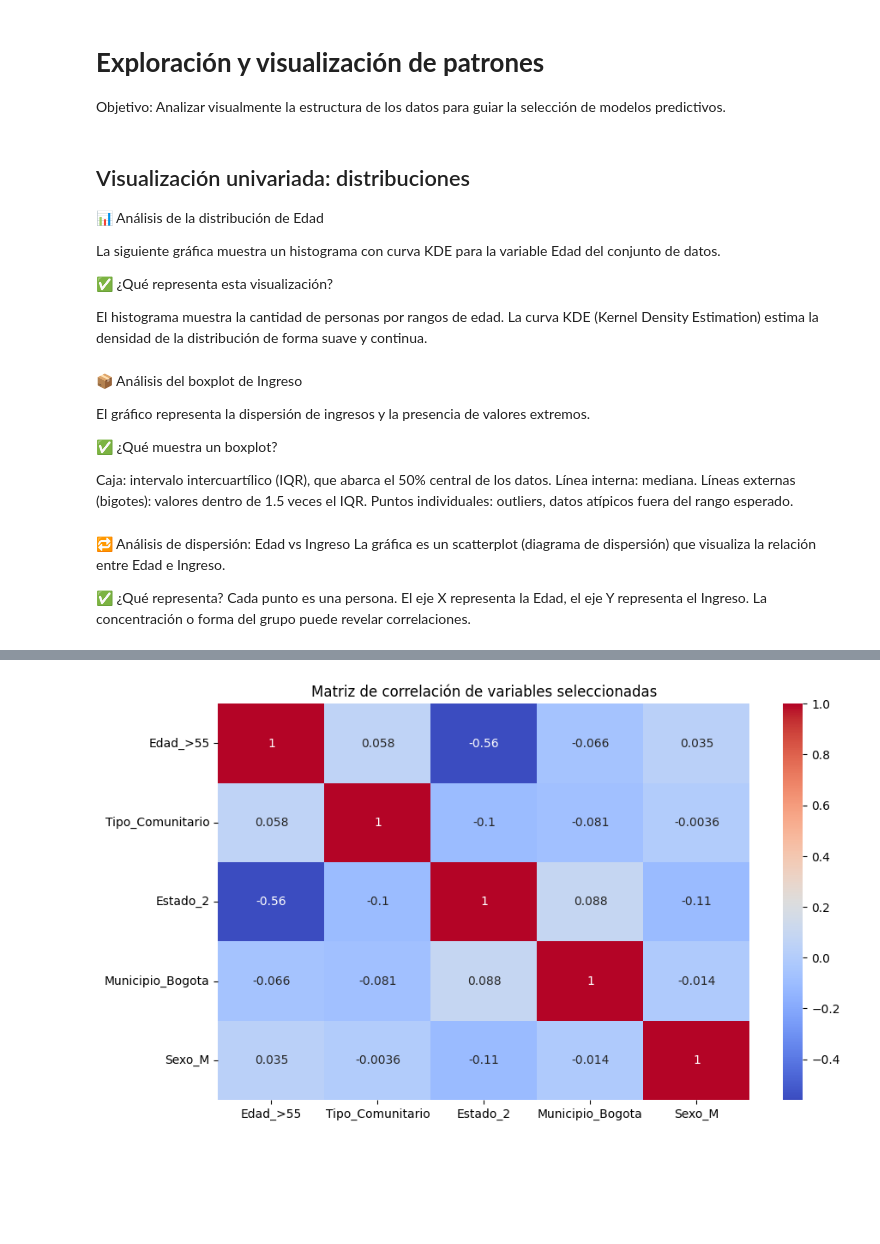
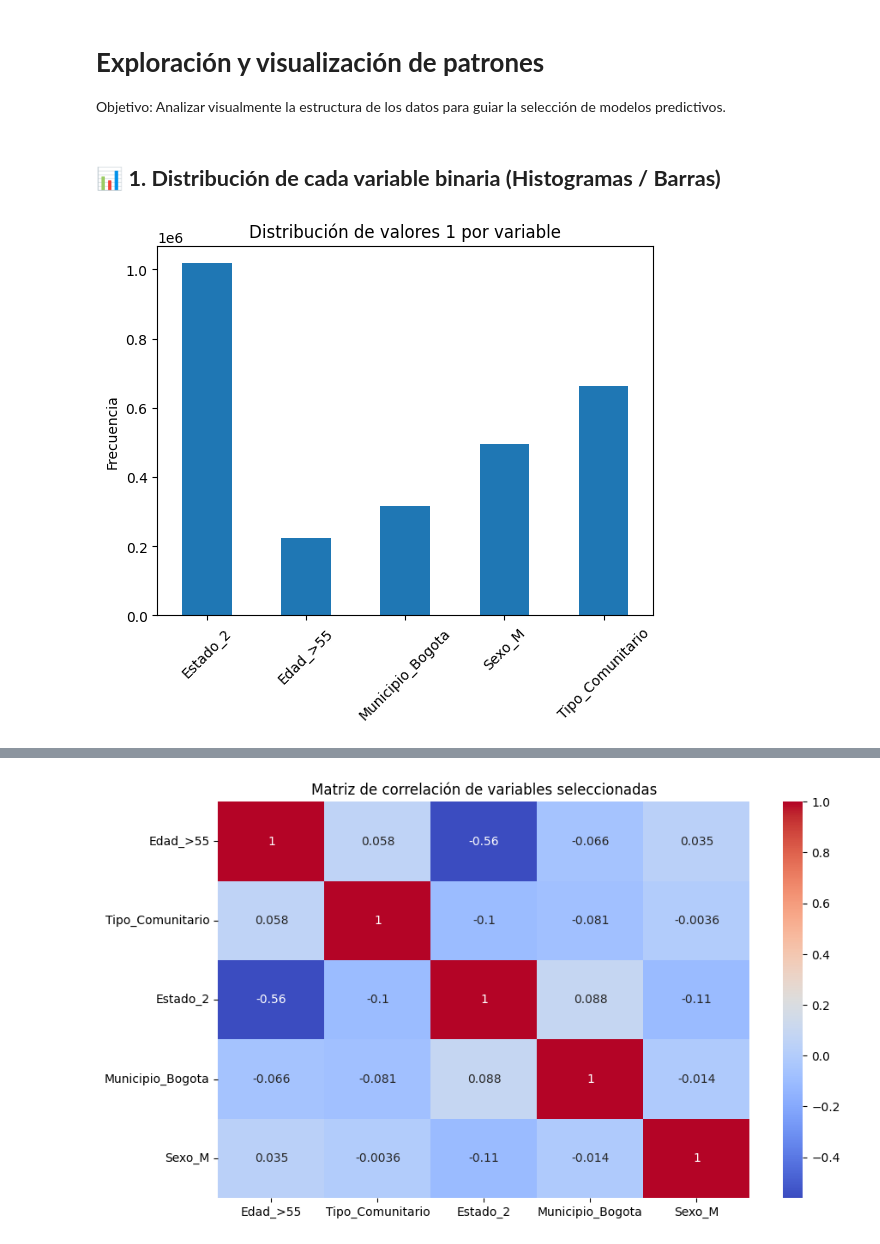
Before and after one commit to AlexandraAponte/Intriduccion_Github, a Jupyter notebook: Notebooks/Trabajo_Final_y_Sexo_M.ipynb, the cells around one changed output, grey strips where cells are left out. Saved outputs shown, nothing was run; the diff lists cells and outputs as text; code cells hidden in the pictures; blank space fills up the shorter version.

```diff
--- a/Notebooks/Trabajo_Final_y_Sexo_M.ipynb
+++ b/Notebooks/Trabajo_Final_y_Sexo_M.ipynb
@@ -675,41 +635,17 @@ Objetivo: Analizar visualmente la estructura de los datos para guiar la selecci
 # Importar libreria
 import matplotlib.pyplot as plt
 import seaborn as sns
-# %% [markdown]
-## Visualización univariada: distribuciones
-
-📊 Análisis de la distribución de Edad
-
-La siguiente gráfica muestra un histograma con curva KDE para la variable Edad del conjunto de datos.
-
-✅ ¿Qué representa esta visualización?
-
-El histograma muestra la cantidad de personas por rangos de edad.
-La curva KDE (Kernel Density Estimation) estima la densidad de la distribución de forma suave y continua.
-# %% [markdown]
-📦 Análisis del boxplot de Ingreso
-
-El gráfico representa la dispersión de ingresos y la presencia de valores extremos.
-
-✅ ¿Qué muestra un boxplot?
-
-Caja: intervalo intercuartílico (IQR), que abarca el 50% central de los datos.
-Línea interna: mediana.
-Líneas externas (bigotes): valores dentro de 1.5 veces el IQR.
-Puntos individuales: outliers, datos atípicos fuera del rango esperado.
+# %% [markdown]
+## 📊 **1. Distribución de cada variable binaria (Histogramas / Barras)**
 # %%
-# Boxplot de la cantidad de personas recuperadas y fallecidad
+# 📊 1. Distribución de cada variable binaria (Histogramas / Barras)
 
-sns.boxplot(x=df_clean['Recuperado'], y=df_clean['Edad'])
-plt.title('Boxplot del Estado del Paciente segun la edad')
-plt.xlabel('Estado del paciente')
-plt.ylabel('Edad')
+binary_vars = ['Estado_2', 'Edad_>55', 'Municipio_Bogota', 'Sexo_M', 'Tipo_Comunitario']
+
+df_clean[binary_vars].sum().plot(kind='bar')
+plt.title('Distribución de valores 1 por variable')
+plt.ylabel('Frecuencia')
+plt.xticks(rotation=45)
 plt.show()
+# %% [output]
+[figure, added]
-# %% [markdown]
-🔁 Análisis de dispersión: Edad vs Ingreso
-La gráfica es un scatterplot (diagrama de dispersión) que visualiza la relación entre Edad e Ingreso.
-
-✅ ¿Qué representa?
-Cada punto es una persona.
-El eje X representa la Edad, el eje Y representa el Ingreso.
-La concentración o forma del grupo puede revelar correlaciones.
```
Also changed, not shown: parts of 13 cells of this notebook.
